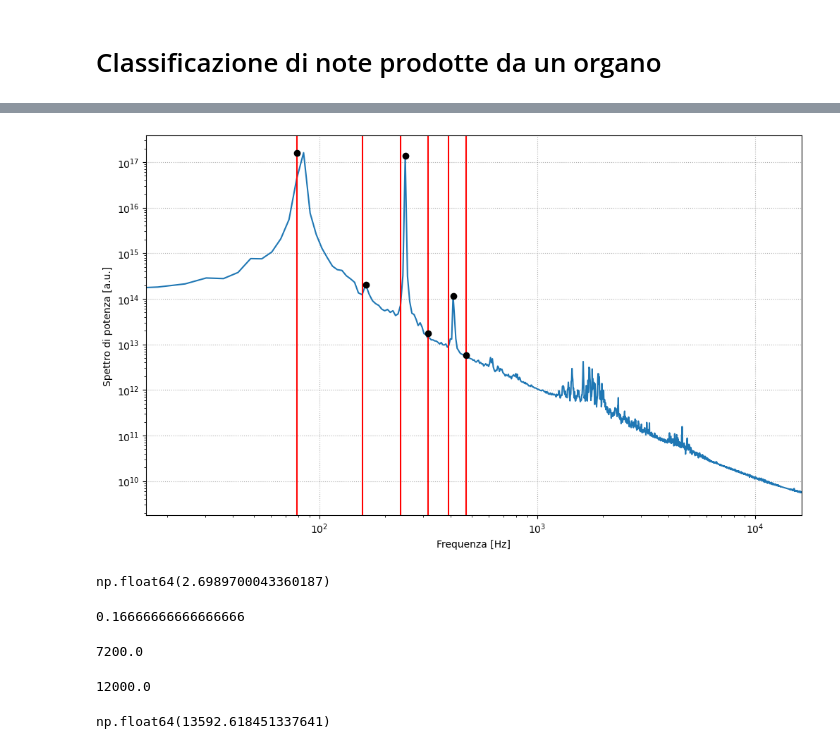
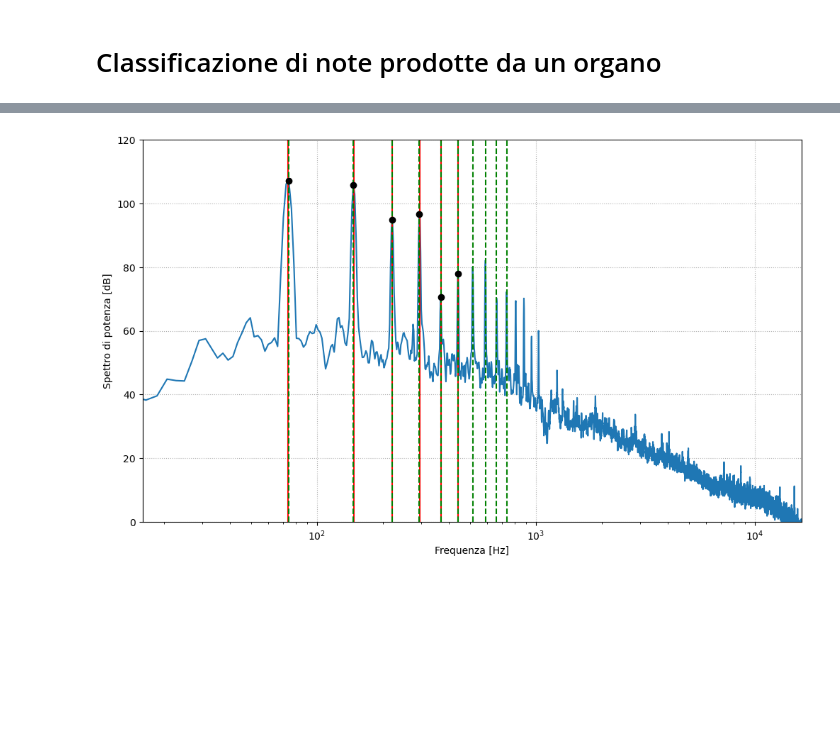
Before and after one commit to maddoc-g/3_organ_clustering, a Jupyter notebook: esperienza_3.ipynb, the cells around one changed output, grey strips where cells are left out. Cells and saved outputs as stored; diff of their text form; code cells hidden in the pictures; blank space fills up the shorter version.

Commit message:
Riportato il lavoro di Alice nel main, dov'è spiegato molto più chiaramente. Ci sono ancora piccole differenze teoriche da discutere

```diff
--- a/esperienza_3.ipynb
+++ b/esperienza_3.ipynb
@@ -93,7 +96,7 @@ from lib.readwav import *
 # Scegliamo arbitrariamente un file da analizzare e cominciamo.
 
 # Innanzitutto lo leggiamo:
-filename = "./wav_files/note_78.wav"
+filename = "./wav_files/note_244.wav"
 rate, note = readwav(filename)
 note = note[:,0] # D'ora in poi presumiamo questo step, che diventa quindi necessario
 time = np.linspace(0, note.shape[0], note.shape[0], endpoint = False) / rate
@@ -102,9 +105,8 @@ time = np.linspace(0, note.shape[0], note.shape[0], endpoint = False) / rate
 first_15 = time[0] + 0.15 * (time[-1] - time[0])
 last_5 = time[0] + 0.95 * (time[-1] - time[0])
 cut = (time >= first_15) & (time <= last_5)
-# Questa maschera è definita qui ma ha lo stesso effetto a prescindere dal segnale.
-# Essendo poi di scope globale, richiameremo sempre questa maschera per tagliare.
-# Questo è un primo esempio di sua applicazione:
+# Questa maschera è da sovrascrivere ogni volta che leggiamo un nuovo file, dato che in generale hanno lunghezze diverse.
+# Ecco come si applica:
 note = note[cut]
 time = time[cut]
 
@@ -412,74 +297,51 @@ Stima finale della fondamentale: 79 +- 0.0e+00 Hz
 # %%
-# Con una misura della fondamentale, buona o cattiva che sia, possiamo usarla per generare le armoniche "teoriche".
+# Con una stima della fondamentale, buona o cattiva che sia, possiamo usarla per generare le armoniche "teoriche".
 # Una volta generate, possiamo poi controllare quanto bene effettivamente coincidano con quelle "sperimentali".
 
 estimated_harmonics = [fundamental * i for i in range(1,7)] # 6 elementi perché considereremo le prime 6 armoniche
-#tolerance_harmonics = 30 # Lasciamo commentato perché forse una tolleranza dinamica è un'idea migliore
 measured_harmonics_frequency = []
 measured_harmonics_power = []
-#considered_harmonics = corrected_peaks[:20] # Lasciamo commentato per considerare più picchi sperimentali possibili
 neighborhood = 2 # Ci servirà quando un'armonica "sperimentale" sarà mancante e potremo affidarci solo a quella teorica.
 # L'idea è che quando ad un picco teorico non corrisponde uno sperimentale allora considereremo come armonica la sola teorica,
 # e l'altezza del picco sarà banalmente lo spettro valutato a quella frequenza. Tuttavia, per migliorare leggermente questi risultati,
 # guardiamo un intorno di due indici a destra e sinistra e prendiamo il valore massimo dello spettro; magari il picco sperimentale c'è
 # ma non siamo riusciti a leggerlo.
 # Nota che per basse frequenze una differenza di un solo indice è già enorme, ecco perché questo valore è così basso.
 
 # Se il picco teorico corrisponde (entro una tolleranza essere il 5% della frequenza) ad un picco sperimentale,
-# allora come dato ci salviamo quello sperimentale. Senno, se il picco sperimentale manca, salviamo quello teorico.
+# allora come dato ci salviamo quello sperimentale. Senno, se il picco sperimentale manca, salviamo quello teorico:
 for estimate in estimated_harmonics:
     index_closest_harmonic = np.argmin(np.abs(estimate - frequencies_of_peaks))
     closest_harmonic = frequencies_of_peaks[index_closest_harmonic]
 
     if abs(estimate - closest_harmonic) < (0.05 * closest_harmonic):
         measured_harmonics_frequency.append(closest_harmonic)
         index_target = np.argmin(np.abs(closest_harmonic - frequencies))
-        measured_harmonics_power.append(averaged_spectrum[index_target])
+        measured_harmonics_power.append(spectrum[index_target])
     else:
         measured_harmonics_frequency.append(estimate)
         index_target = np.argmin(np.abs(estimate - frequencies))
         start = max(0, index_target - neighborhood)
-        end = min(len(averaged_spectrum), index_target + neighborhood + 1)
-        measured_harmonics_power.append(np.max(averaged_spectrum[start:end]))
+        end = min(len(spectrum), index_target + neighborhood + 1)
+        measured_harmonics_power.append(np.max(spectrum[start:end]))
 
 
 plt.figure(figsize=(12,7))
-plt.plot(frequencies, averaged_spectrum)
+plt.plot(frequencies, spectrum)
 for estimate in estimated_harmonics:
     plt.axvline(estimate, color="r", linestyle="-")
-#for real in frequencies_of_peaks:
-#    plt.axvline(real, color="g", linestyle="--")
+for peak in frequencies_of_peaks:
+    plt.axvline(peak, color="g", linestyle="--")
 plt.plot(measured_harmonics_frequency, measured_harmonics_power, marker = "o", linestyle = "None", color = "k")
-plt.yscale("log", base=10)
 plt.xscale("log", base=10)
+#plt.xscale("log", base=2)
+plt.ylim(0, 120)
 plt.xlim(2**4, 2**14)
-plt.ylabel("Spettro di potenza [a.u.]")
+plt.ylabel("Spettro di potenza [dB]")
 plt.xlabel("Frequenza [Hz]")
 plt.grid(linestyle = ":")
 plt.show()
 # In verde come prima i picchi "sperimentali", ma adesso sono anche indicati in rosso i picchi "teorici".
-# Con un punto nero indichiamo l'esatto valore selezionato come intensità dell'armonica.
+# Con un punto nero indichiamo l'esatto valore selezionato come intensità di ciascuna armonica.
 # %% [output]
-[figure, old version]
+[figure, new version]
-# %%
-np.log10(500)
-# %% [output]
-np.float64(2.6989700043360187)
-# %%
-8000 / 48000
-# %% [output]
-0.16666666666666666
-# %%
-0.15 * 48000
-# %% [output]
-7200.0
-# %%
-20 * 48000 / 80
-# %% [output]
-12000.0
-# %%
-A = -0.03
-B = 0.45
-(A*np.log(260)+B) * rate
-# %% [output]
-np.float64(13592.618451337641)
```
Also changed, not shown: parts of 14 cells of this notebook.
